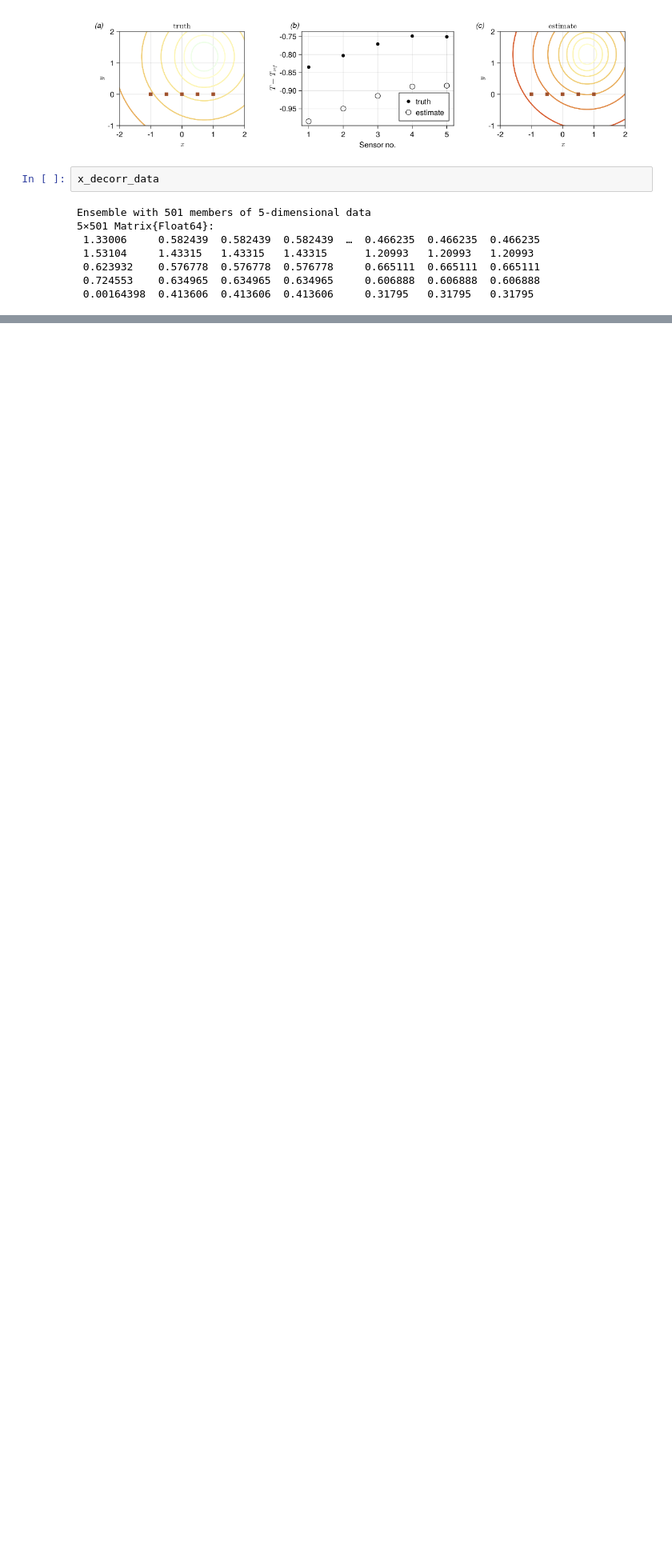
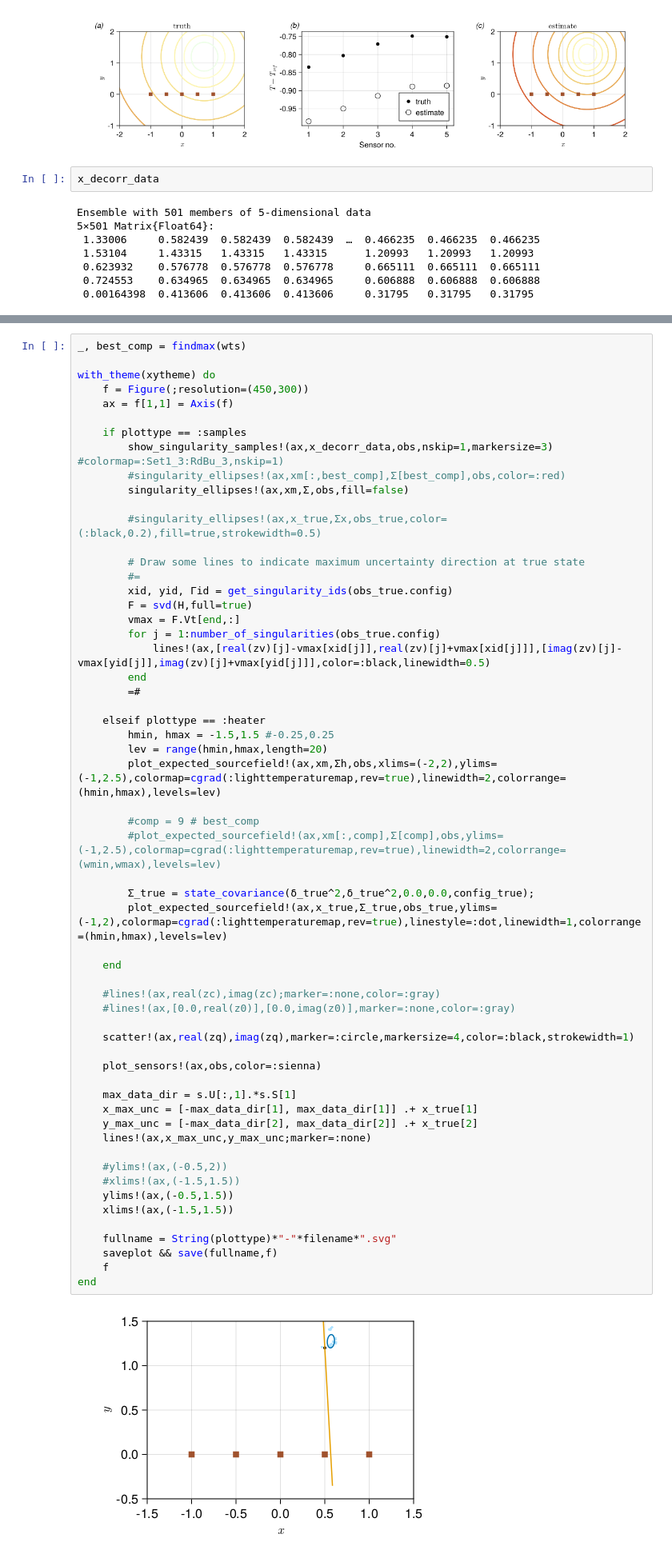
Before and after one commit to haniehmsv/HeatForecastAnyShape.jl, a Jupyter notebook: stationary/MCMC-based inference from temperature.ipynb, the cells around one changed output, grey strips where cells are left out. Shown at 80% size. Saved outputs shown, nothing was run; the diff lists cells and outputs as text; blank space fills up the shorter version.

```diff
--- a/stationary/MCMC-based inference from temperature.ipynb
+++ b/stationary/MCMC-based inference from temperature.ipynb
@@ -331,0 +374,60 @@ f
+# %%
+_, best_comp = findmax(wts)
+
+with_theme(xytheme) do
+    f = Figure(;resolution=(450,300))
+    ax = f[1,1] = Axis(f)
+
+    if plottype == :samples
+        show_singularity_samples!(ax,x_decorr_data,obs,nskip=1,markersize=3) #colormap=:Set1_3:RdBu_3,nskip=1)
+        #singularity_ellipses!(ax,xm[:,best_comp],Σ[best_comp],obs,color=:red)
+        singularity_ellipses!(ax,xm,Σ,obs,fill=false)
+
+        #singularity_ellipses!(ax,x_true,Σx,obs_true,color=(:black,0.2),fill=true,strokewidth=0.5)
+
+        # Draw some lines to indicate maximum uncertainty direction at true state
+        #=
+        xid, yid, Γid = get_singularity_ids(obs_true.config)
+        F = svd(H,full=true)
+        vmax = F.Vt[end,:]
+        for j = 1:number_of_singularities(obs_true.config)
+            lines!(ax,[real(zv)[j]-vmax[xid[j]],real(zv)[j]+vmax[xid[j]]],[imag(zv)[j]-vmax[yid[j]],imag(zv)[j]+vmax[yid[j]]],color=:black,linewidth=0.5)
+        end
+        =#
+
+    elseif plottype == :heater
+        hmin, hmax = -1.5,1.5 #-0.25,0.25
+        lev = range(hmin,hmax,length=20)
+        plot_expected_sourcefield!(ax,xm,Σh,obs,xlims=(-2,2),ylims=(-1,2.5),colormap=cgrad(:lighttemperaturemap,rev=true),linewidth=2,colorrange=(hmin,hmax),levels=lev)
+
+        #comp = 9 # best_comp
+        #plot_expected_sourcefield!(ax,xm[:,comp],Σ[comp],obs,ylims=(-1,2.5),colormap=cgrad(:lighttemperaturemap,rev=true),linewidth=2,colorrange=(wmin,wmax),levels=lev)
+
+        Σ_true = state_covariance(δ_true^2,δ_true^2,0.0,0.0,config_true);
+        plot_expected_sourcefield!(ax,x_true,Σ_true,obs_true,ylims=(-1,2),colormap=cgrad(:lighttemperaturemap,rev=true),linestyle=:dot,linewidth=1,colorrange=(hmin,hmax),levels=lev)
+
+    end
+
+    #lines!(ax,real(zc),imag(zc);marker=:none,color=:gray)
+    #lines!(ax,[0.0,real(z0)],[0.0,imag(z0)],marker=:none,color=:gray)
+
+    scatter!(ax,real(zq),imag(zq),marker=:circle,markersize=4,color=:black,strokewidth=1)
+
+    plot_sensors!(ax,obs,color=:sienna)
+
+    max_data_dir = s.U[:,1].*s.S[1]
+    x_max_unc = [-max_data_dir[1], max_data_dir[1]] .+ x_true[1]
+    y_max_unc = [-max_data_dir[2], max_data_dir[2]] .+ x_true[2]
+    lines!(ax,x_max_unc,y_max_unc;marker=:none)
+
+    #ylims!(ax,(-0.5,2))
+    #xlims!(ax,(-1.5,1.5))
+    ylims!(ax,(-0.5,1.5))
+    xlims!(ax,(-1.5,1.5))
+
+    fullname = String(plottype)*"-"*filename*".svg"
+    saveplot && save(fullname,f)
+    f
+end
+# %% [output]
+[figure, added]
```
Also changed, not shown: parts of 18 cells of this notebook, 3 other files.
